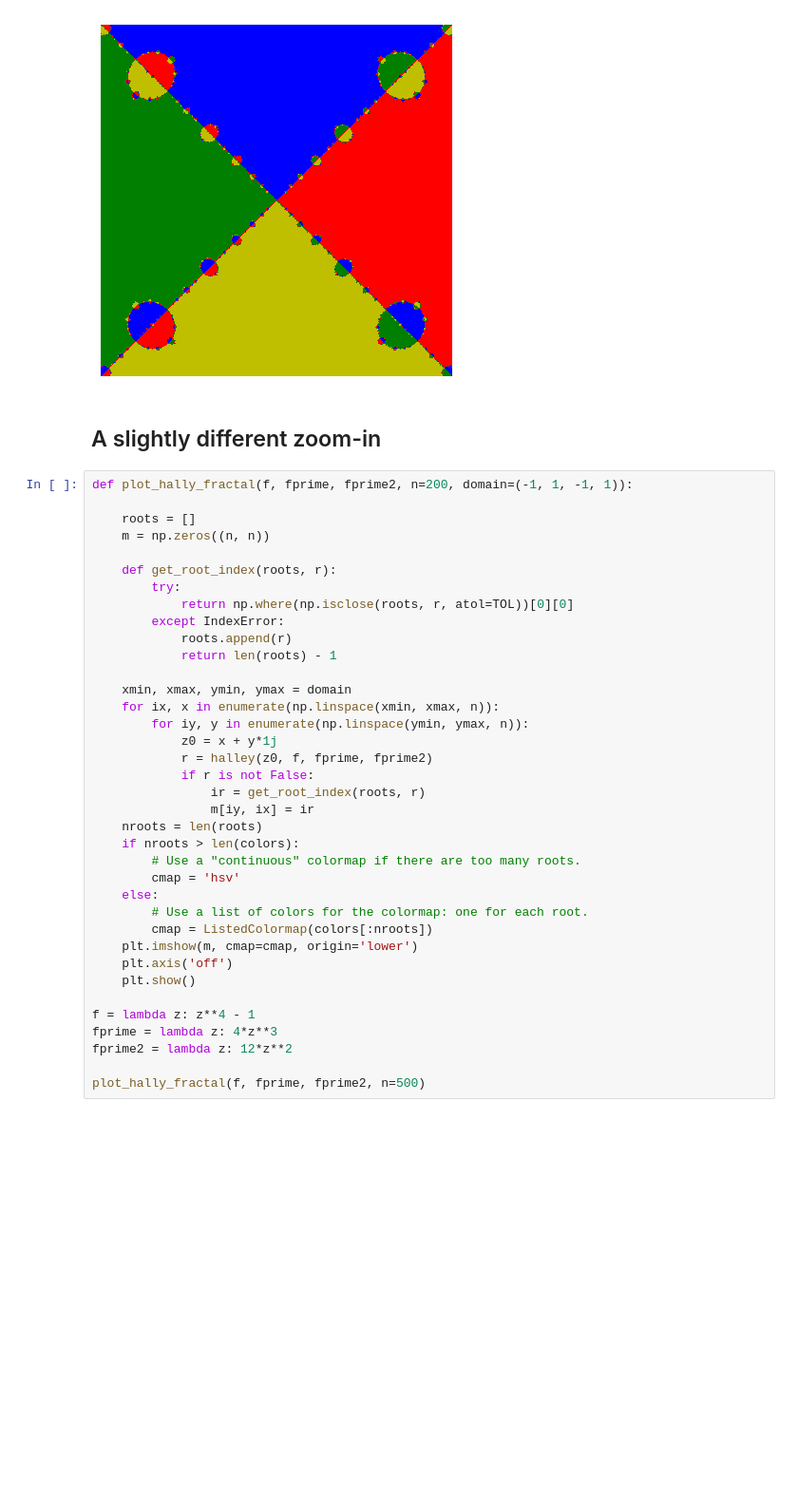
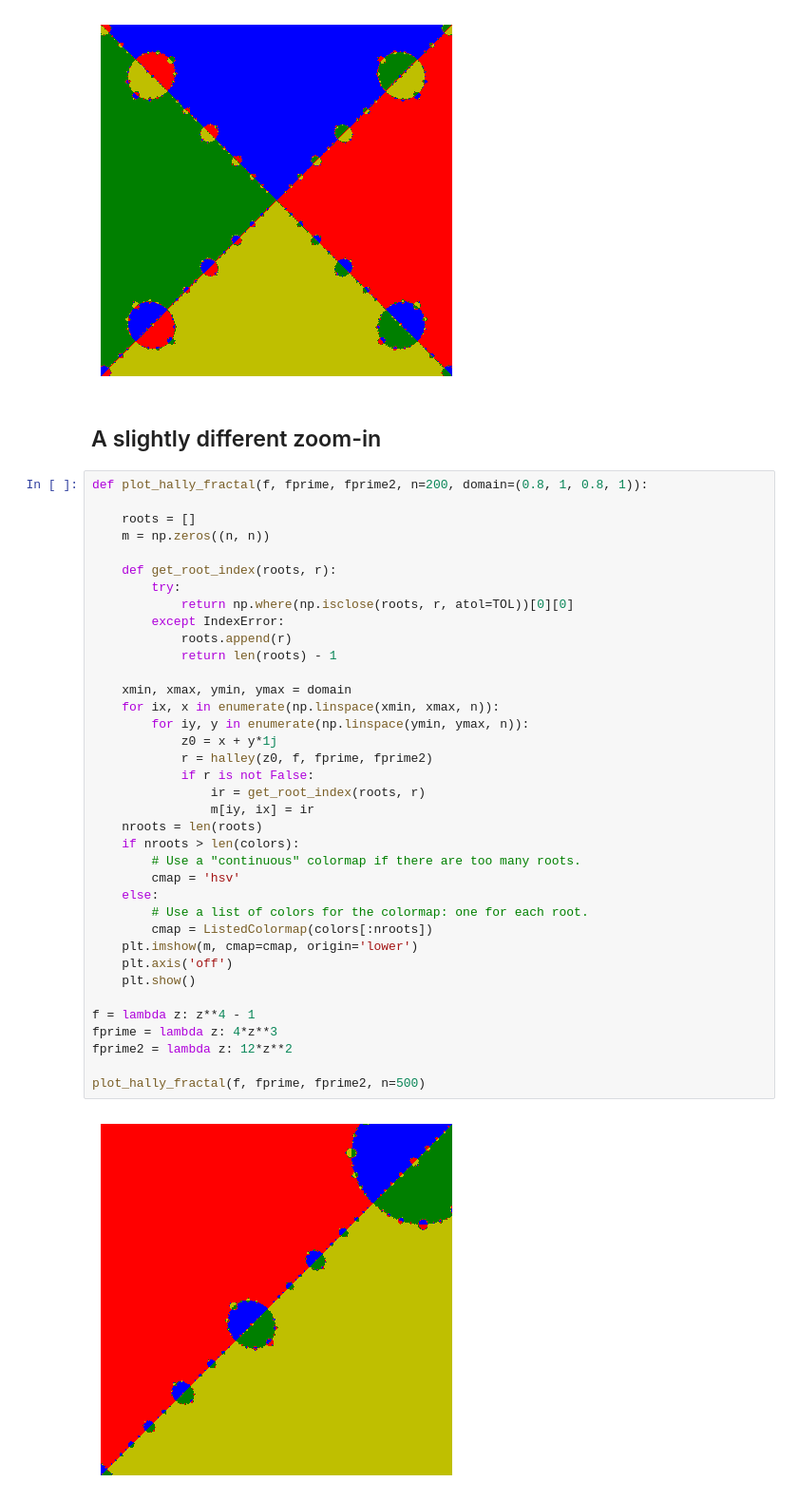
Before and after one commit to MathmoBen/Fractals, a Jupyter notebook: Halley fractals.ipynb, the cells around one changed output. Shown: that part at 95% size. Drawn from its saved outputs; the diff is of its cells as text; blank space fills up the shorter version.

```diff
--- a/Halley fractals.ipynb
+++ b/Halley fractals.ipynb
@@ -90,42 +90,44 @@ fprime2 = lambda z: 12*z**2
 plot_hally_fractal(f, fprime, fprime2, n=500)
 # %% [output]
 [figure]
-# %% [markdown]
-## A slightly different zoom-in
-# %%
-def plot_hally_fractal(f, fprime, fprime2, n=200, domain=(-1, 1, -1, 1)):
-
-    roots = []
-    m = np.zeros((n, n))
-
-    def get_root_index(roots, r):
-        try:
-            return np.where(np.isclose(roots, r, atol=TOL))[0][0]
-        except IndexError:
-            roots.append(r)
-            return len(roots) - 1
-
-    xmin, xmax, ymin, ymax = domain
-    for ix, x in enumerate(np.linspace(xmin, xmax, n)):
-        for iy, y in enumerate(np.linspace(ymin, ymax, n)):
-            z0 = x + y*1j
-            r = halley(z0, f, fprime, fprime2)
-            if r is not False:
-                ir = get_root_index(roots, r)
-                m[iy, ix] = ir
-    nroots = len(roots)
-    if nroots > len(colors):
-        # Use a "continuous" colormap if there are too many roots.
-        cmap = 'hsv'
-    else:
-        # Use a list of colors for the colormap: one for each root.
-        cmap = ListedColormap(colors[:nroots])
-    plt.imshow(m, cmap=cmap, origin='lower')
-    plt.axis('off')
-    plt.show()
-
-f = lambda z: z**4 - 1
-fprime = lambda z: 4*z**3
-fprime2 = lambda z: 12*z**2
-
-plot_hally_fractal(f, fprime, fprime2, n=500)
+# %% [markdown]
+## A slightly different zoom-in
+# %%
+def plot_hally_fractal(f, fprime, fprime2, n=200, domain=(0.8, 1, 0.8, 1)):
+
+    roots = []
+    m = np.zeros((n, n))
+
+    def get_root_index(roots, r):
+        try:
+            return np.where(np.isclose(roots, r, atol=TOL))[0][0]
+        except IndexError:
+            roots.append(r)
+            return len(roots) - 1
+
+    xmin, xmax, ymin, ymax = domain
+    for ix, x in enumerate(np.linspace(xmin, xmax, n)):
+        for iy, y in enumerate(np.linspace(ymin, ymax, n)):
+            z0 = x + y*1j
+            r = halley(z0, f, fprime, fprime2)
+            if r is not False:
+                ir = get_root_index(roots, r)
+                m[iy, ix] = ir
+    nroots = len(roots)
+    if nroots > len(colors):
+        # Use a "continuous" colormap if there are too many roots.
+        cmap = 'hsv'
+    else:
+        # Use a list of colors for the colormap: one for each root.
+        cmap = ListedColormap(colors[:nroots])
+    plt.imshow(m, cmap=cmap, origin='lower')
+    plt.axis('off')
+    plt.show()
+
+f = lambda z: z**4 - 1
+fprime = lambda z: 4*z**3
+fprime2 = lambda z: 12*z**2
+
+plot_hally_fractal(f, fprime, fprime2, n=500)
+# %% [output]
+[figure, added]
```
Also changed, not shown: parts of 7 cells of this notebook.
